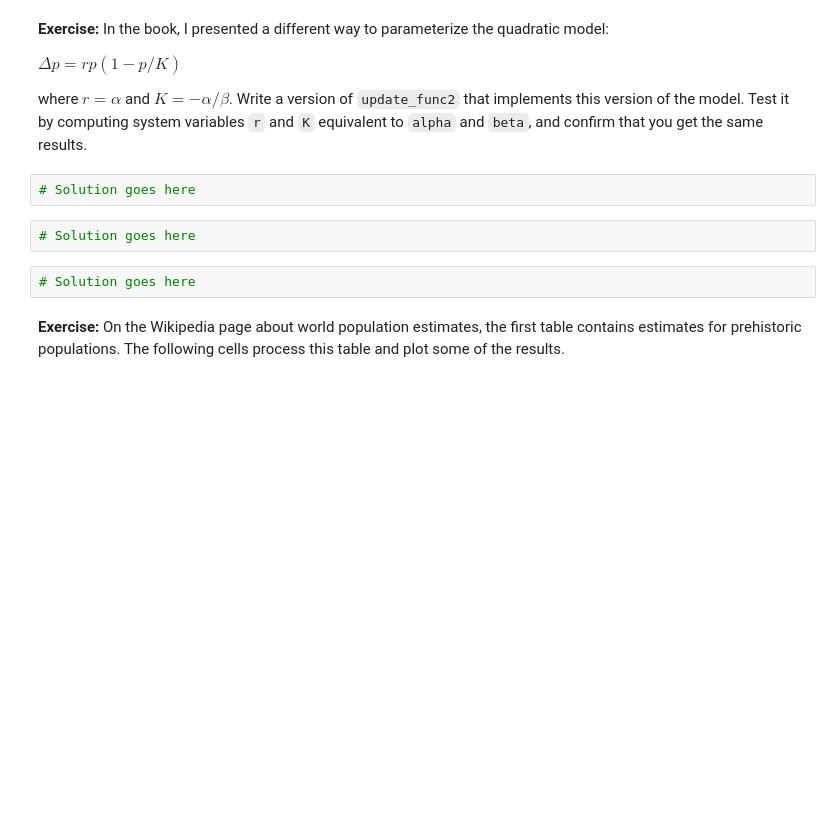
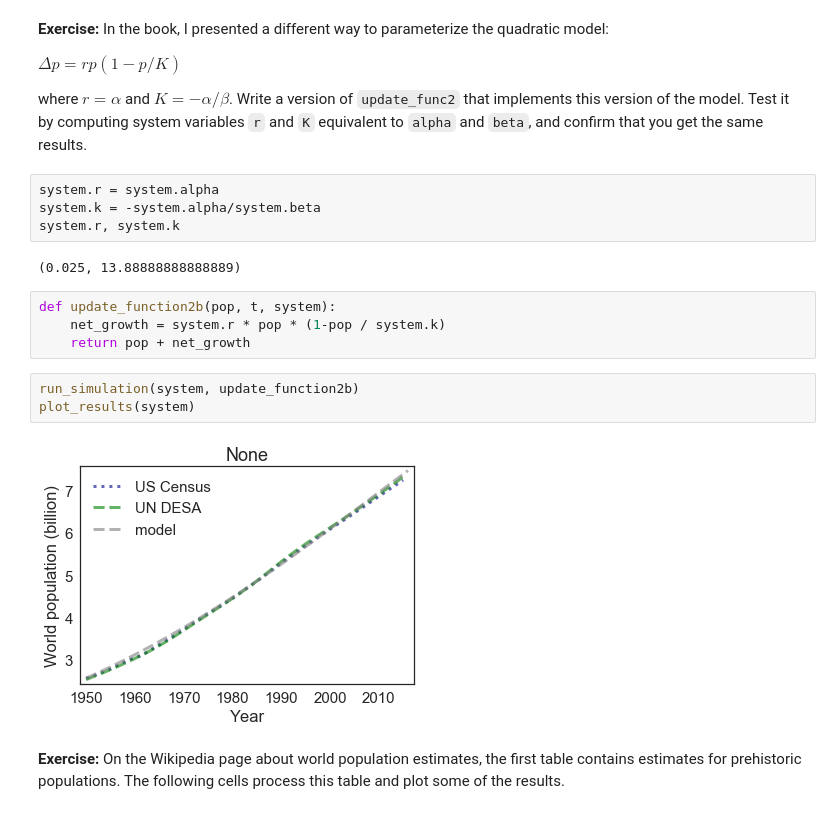
Before and after one commit to rickyroze/ModSimPy, a Jupyter notebook: code/chap03mine.ipynb, the cells around one changed output. Drawn from its saved outputs; the diff is of its cells as text; blank space fills up the shorter version.

```diff
--- a/code/chap03mine.ipynb
+++ b/code/chap03mine.ipynb
@@ -713,12 +721,21 @@ This is the equilibrium the population tends toward.
 $ \Delta p = r p (1 - p / K) $
 
 where $r=\alpha$ and $K=-\alpha/\beta$.  Write a version of `update_func2` that implements this version of the model.  Test it by computing system variables `r` and `K` equivalent to `alpha` and `beta`, and confirm that you get the same results.
-# %%
-# Solution goes here
-# %%
-# Solution goes here
-# %%
-# Solution goes here
+# %%
+system.r = system.alpha
+system.k = -system.alpha/system.beta
+system.r, system.k
+# %% [output]
+(0.025, 13.88888888888889)
+# %%
+def update_function2b(pop, t, system):
+    net_growth = system.r * pop * (1-pop / system.k)
+    return pop + net_growth
+# %%
+run_simulation(system, update_function2b)
+plot_results(system)
+# %% [output]
+[figure, added]
 # %% [markdown]
 **Exercise:** On the Wikipedia page about world population estimates, the first table contains estimates for prehistoric populations.  The following cells process this table and plot some of the results.
 # %% [markdown]
```
Also changed, not shown: parts of 10 cells of this notebook, 1 other file.
